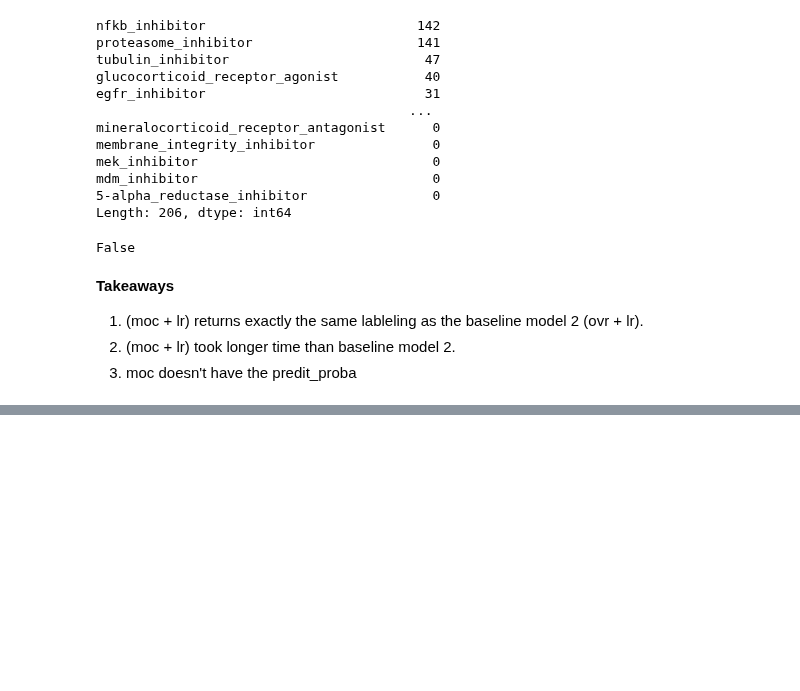
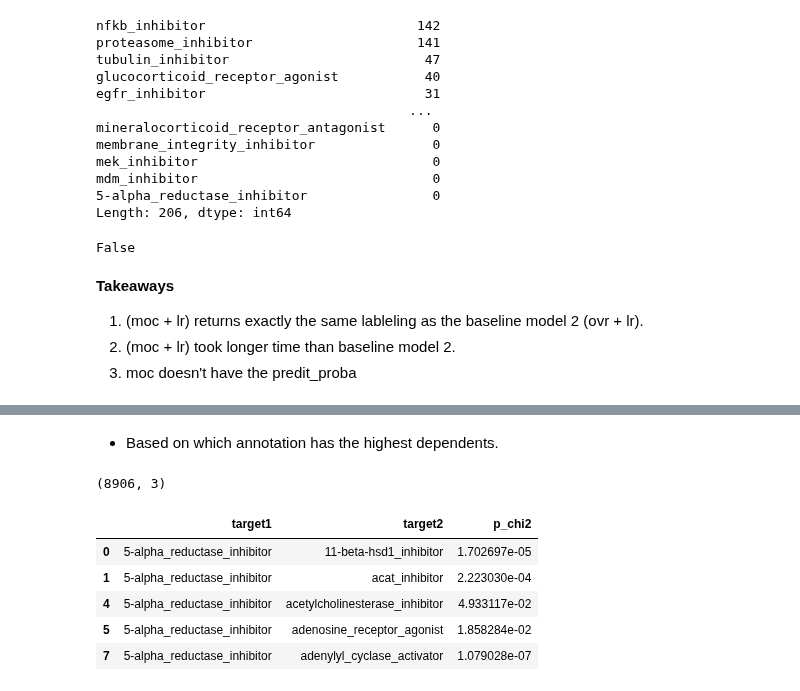
Before and after one commit to Yongliang-Shi/Mechanism-of-Action-Prediction, a Jupyter notebook: model_moa.ipynb, the cells around one changed output, grey strips where cells are left out. Saved outputs shown, nothing was run; the diff lists cells and outputs as text; code cells hidden in the pictures; blank space fills up the shorter version.

```diff
--- a/model_moa.ipynb
+++ b/model_moa.ipynb
@@ -467,0 +477,17 @@ False
+# %% [markdown]
+- Based on which annotation has the highest dependents.
+# %%
+# Load the dependent pairs
+chi2 = pd.read_csv('targets_chi2_dependent.csv', index_col=0)
+# %%
+# Take a look
+print(chi2.shape)
+chi2.head()
+# %% [output]
+(8906, 3)
+|  | target1 | target2 | p_chi2 |
+| 0 | 5-alpha_reductase_inhibitor | 11-beta-hsd1_inhibitor | 1.702697e-05 |
+| 1 | 5-alpha_reductase_inhibitor | acat_inhibitor | 2.223030e-04 |
+| 4 | 5-alpha_reductase_inhibitor | acetylcholinesterase_inhibitor | 4.933117e-02 |
+| 5 | 5-alpha_reductase_inhibitor | adenosine_receptor_agonist | 1.858284e-02 |
+| 7 | 5-alpha_reductase_inhibitor | adenylyl_cyclase_activator | 1.079028e-07 |
```
Also changed, not shown: parts of 17 cells of this notebook.
